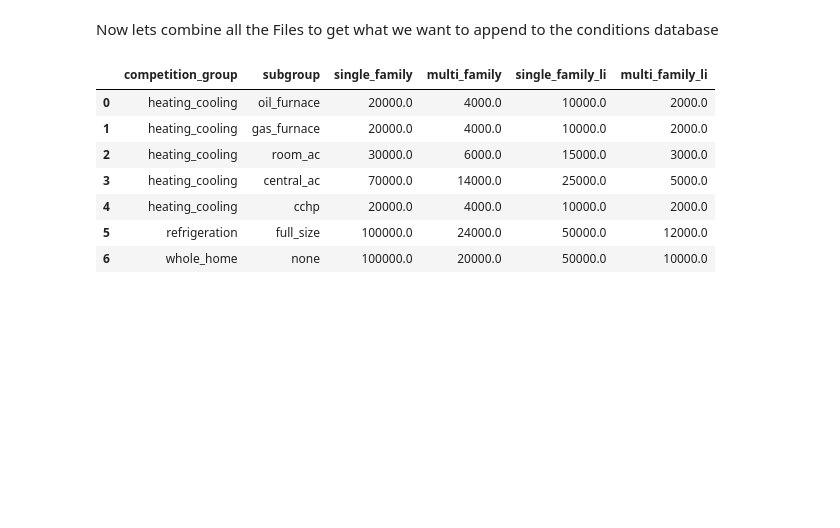
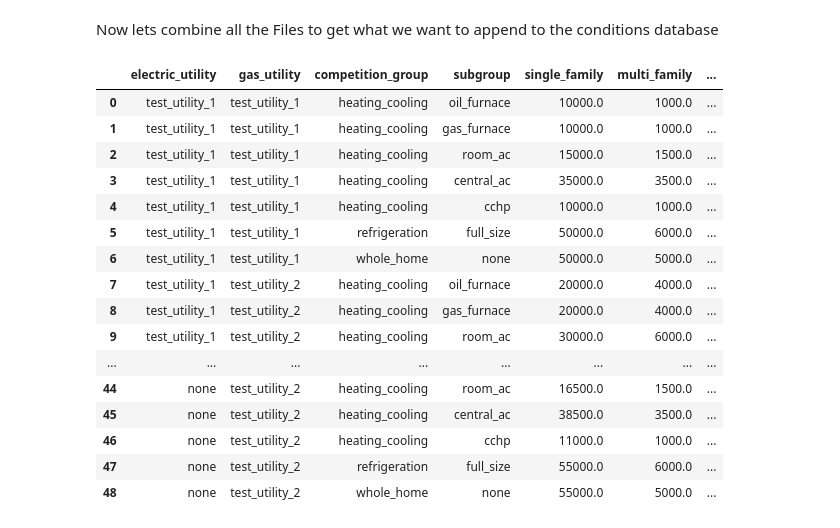
Before and after one commit to ajjNV5/market_inputs, a Jupyter notebook: Market_Characterization.ipynb, the cells around one changed output. Cells and saved outputs as stored; diff of their text form; code cells hidden in the pictures; blank space fills up the shorter version.

```diff
--- a/Market_Characterization.ipynb
+++ b/Market_Characterization.ipynb
@@ -40,23 +40,55 @@ building_types = ["single_family", "multi_family", "single_family_li", "multi_fa
 # %% [markdown]
 Now lets combine all the Files to get what we want to append to the conditions database
 # %%
-# Create a new dataframe with the same structure as equipment_count_per_building
-equipment_count_total = equipment_count_per_building.copy()
+# Create a Cartesian product: each row in customer_building_type_count × all rows in equipment_count_per_building
+# This ensures we have utility information for each equipment/condition combo
 
-# Multiply each building type column
-for building_type in building_types:
-    # Multiply the equipment counts by the corresponding customer count
-    equipment_count_total[building_type] = (equipment_count_per_building[building_type] *
-                                          customer_building_type_count[building_type].iloc[0])
+result_rows = []
 
-""" Will need to pull the utility Names through the Dataframes"""
+# Iterate over each row in customer_building_type_count (each utility combo)
+for cust_idx, cust_row in customer_building_type_count.iterrows():
+    # For each equipment row
+    for equip_idx, equip_row in equipment_count_per_building.iterrows():
+        # Create a new row combining customer info and multiplied equipment counts
+        new_row = {}
+
+        # Copy non-building-type columns from customer row (e.g., electric_utility, gas_utility)
+        for col in customer_building_type_count.columns:
+            if col not in building_types:
+                new_row[col] = cust_row[col]
+
+        # Copy non-building-type columns from equipment row (e.g., competition_group, subgroup, condition_name)
+        for col in equipment_count_per_building.columns:
+            if col not in building_types:
+                new_row[col] = equip_row[col]
+
+        # Multiply each building type count: equipment_count × customer_building_count
+        for building_type in building_types:
+            equip_count = equip_row.get(building_type, 0)
+            cust_count = cust_row.get(building_type, 0)
+            new_row[building_type] = equip_count * cust_count
+
+        result_rows.append(new_row)
+
+# Create the new dataframe from the combined rows
+equipment_count_total = pd.DataFrame(result_rows)
+
 equipment_count_total
 # %% [output]
-|  | competition_group | subgroup | single_family | multi_family | single_family_li | multi_family_li |
-| 0 | heating_cooling | oil_furnace | 20000.0 | 4000.0 | 10000.0 | 2000.0 |
-| 1 | heating_cooling | gas_furnace | 20000.0 | 4000.0 | 10000.0 | 2000.0 |
-| 2 | heating_cooling | room_ac | 30000.0 | 6000.0 | 15000.0 | 3000.0 |
-| 3 | heating_cooling | central_ac | 70000.0 | 14000.0 | 25000.0 | 5000.0 |
-| 4 | heating_cooling | cchp | 20000.0 | 4000.0 | 10000.0 | 2000.0 |
-| 5 | refrigeration | full_size | 100000.0 | 24000.0 | 50000.0 | 12000.0 |
-| 6 | whole_home | none | 100000.0 | 20000.0 | 50000.0 | 10000.0 |
+|  | electric_utility | gas_utility | competition_group | subgroup | single_family | multi_family | ... |
+| 0 | test_utility_1 | test_utility_1 | heating_cooling | oil_furnace | 10000.0 | 1000.0 | ... |
+| 1 | test_utility_1 | test_utility_1 | heating_cooling | gas_furnace | 10000.0 | 1000.0 | ... |
+| 2 | test_utility_1 | test_utility_1 | heating_cooling | room_ac | 15000.0 | 1500.0 | ... |
+| 3 | test_utility_1 | test_utility_1 | heating_cooling | central_ac | 35000.0 | 3500.0 | ... |
+| 4 | test_utility_1 | test_utility_1 | heating_cooling | cchp | 10000.0 | 1000.0 | ... |
+| 5 | test_utility_1 | test_utility_1 | refrigeration | full_size | 50000.0 | 6000.0 | ... |
+| 6 | test_utility_1 | test_utility_1 | whole_home | none | 50000.0 | 5000.0 | ... |
+| 7 | test_utility_1 | test_utility_2 | heating_cooling | oil_furnace | 20000.0 | 4000.0 | ... |
+| 8 | test_utility_1 | test_utility_2 | heating_cooling | gas_furnace | 20000.0 | 4000.0 | ... |
+| 9 | test_utility_1 | test_utility_2 | heating_cooling | room_ac | 30000.0 | 6000.0 | ... |
+| ... | ... | ... | ... | ... | ... | ... | ... |
+| 44 | none | test_utility_2 | heating_cooling | room_ac | 16500.0 | 1500.0 | ... |
+| 45 | none | test_utility_2 | heating_cooling | central_ac | 38500.0 | 3500.0 | ... |
+| 46 | none | test_utility_2 | heating_cooling | cchp | 11000.0 | 1000.0 | ... |
+| 47 | none | test_utility_2 | refrigeration | full_size | 55000.0 | 6000.0 | ... |
+| 48 | none | test_utility_2 | whole_home | none | 55000.0 | 5000.0 | ... |
```
Also changed, not shown: parts of 3 cells of this notebook, 12 other files.
